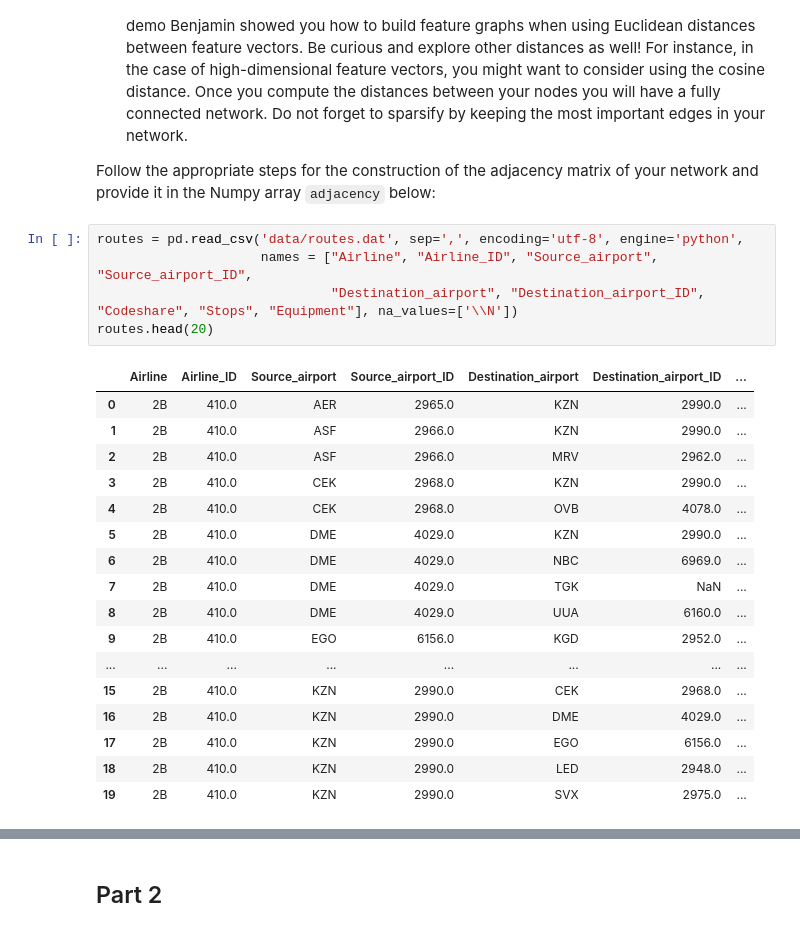
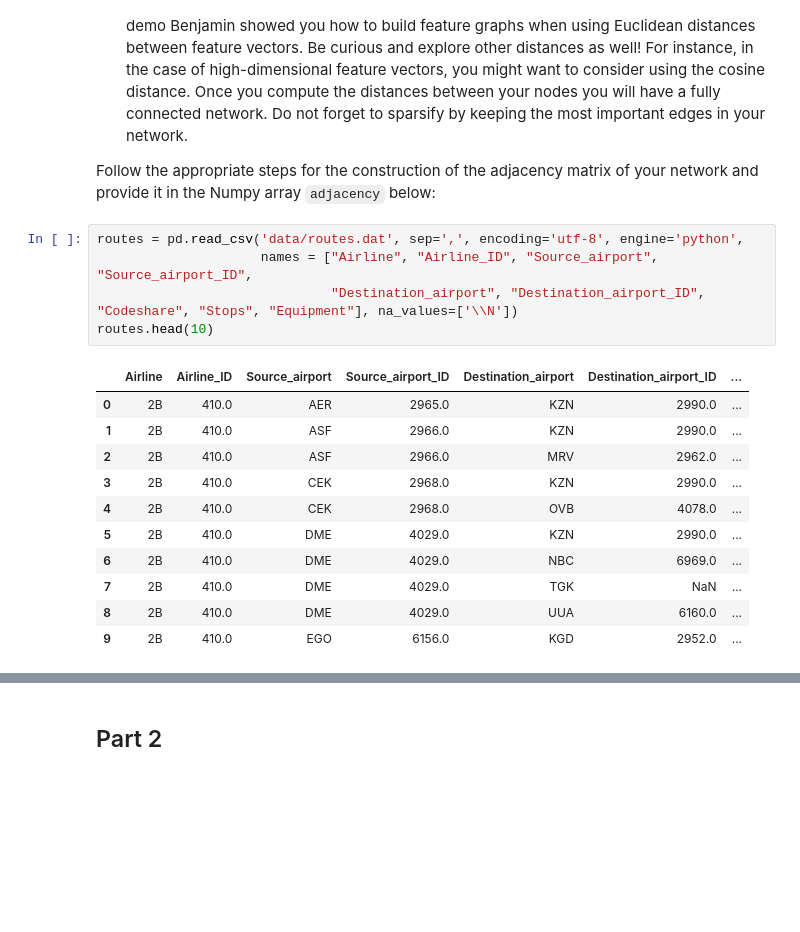
Before and after one commit to dsalathe/group_ntds, a Jupyter notebook: 1_network_properties.ipynb, the cells around one changed output, grey strips where cells are left out. Saved outputs shown, nothing was run; the diff lists cells and outputs as text; blank space fills up the shorter version.

```diff
--- a/1_network_properties.ipynb
+++ b/1_network_properties.ipynb
@@ -76,26 +70,20 @@ Follow the appropriate steps for the construction of the adjacency matrix of you
 # %%
 routes = pd.read_csv('data/routes.dat', sep=',', encoding='utf-8', engine='python',
                      names = ["Airline", "Airline_ID", "Source_airport", "Source_airport_ID",
                               "Destination_airport", "Destination_airport_ID", "Codeshare", "Stops", "Equipment"], na_values=['\\N'])
-routes.head(20)
+routes.head(10)
 # %% [output]
 |  | Airline | Airline_ID | Source_airport | Source_airport_ID | Destination_airport | Destination_airport_ID | ... |
 | 0 | 2B | 410.0 | AER | 2965.0 | KZN | 2990.0 | ... |
 | 1 | 2B | 410.0 | ASF | 2966.0 | KZN | 2990.0 | ... |
 | 2 | 2B | 410.0 | ASF | 2966.0 | MRV | 2962.0 | ... |
 | 3 | 2B | 410.0 | CEK | 2968.0 | KZN | 2990.0 | ... |
 | 4 | 2B | 410.0 | CEK | 2968.0 | OVB | 4078.0 | ... |
 | 5 | 2B | 410.0 | DME | 4029.0 | KZN | 2990.0 | ... |
 | 6 | 2B | 410.0 | DME | 4029.0 | NBC | 6969.0 | ... |
 | 7 | 2B | 410.0 | DME | 4029.0 | TGK | NaN | ... |
 | 8 | 2B | 410.0 | DME | 4029.0 | UUA | 6160.0 | ... |
 | 9 | 2B | 410.0 | EGO | 6156.0 | KGD | 2952.0 | ... |
-| ... | ... | ... | ... | ... | ... | ... | ... |
-| 15 | 2B | 410.0 | KZN | 2990.0 | CEK | 2968.0 | ... |
-| 16 | 2B | 410.0 | KZN | 2990.0 | DME | 4029.0 | ... |
-| 17 | 2B | 410.0 | KZN | 2990.0 | EGO | 6156.0 | ... |
-| 18 | 2B | 410.0 | KZN | 2990.0 | LED | 2948.0 | ... |
-| 19 | 2B | 410.0 | KZN | 2990.0 | SVX | 2975.0 | ... |
 # %%
 airports2m = airports[['Airport ID', 'IATA', 'newidx']]
 routes2m = routes[['Source_airport', 'Source_airport_ID', 'Destination_airport', 'Destination_airport_ID']]
```
Also changed, not shown: parts of 22 cells of this notebook.
